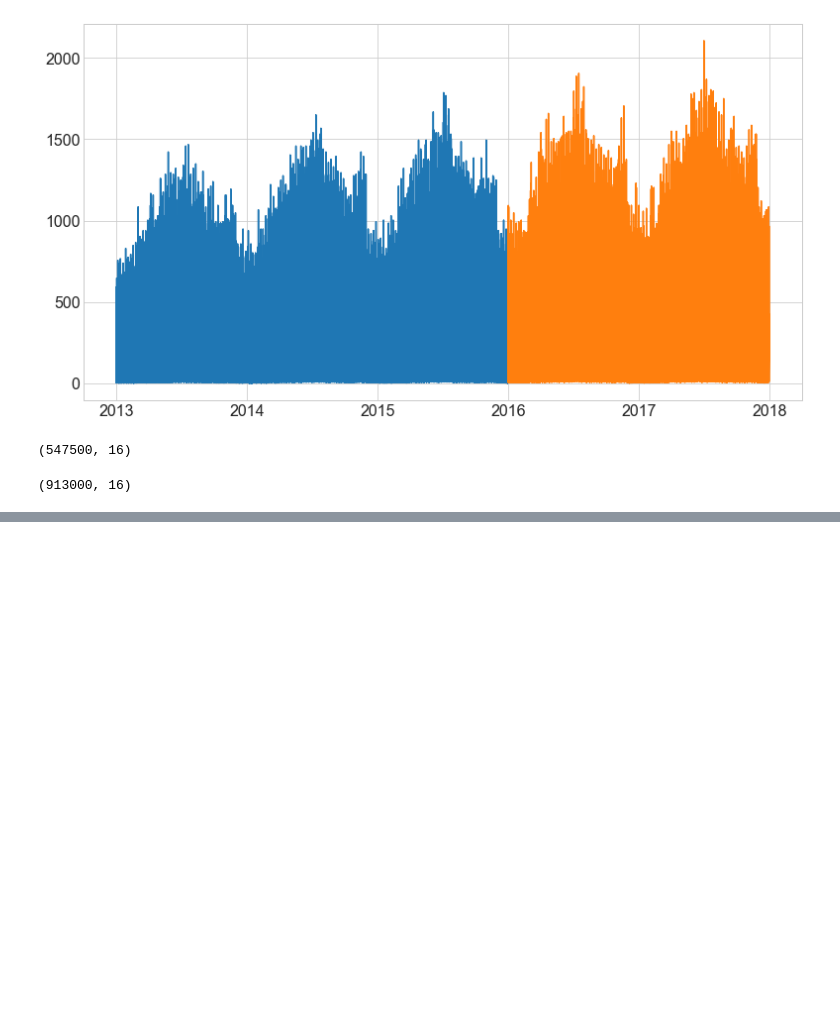
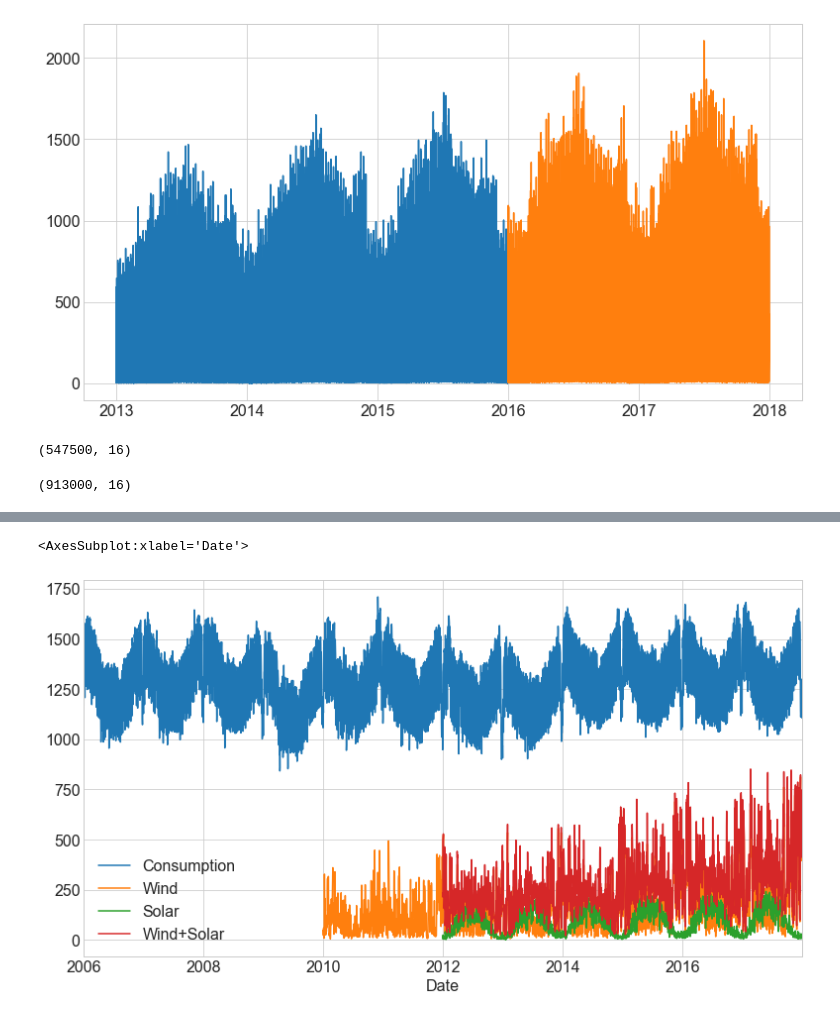
Before and after one commit to Naomi-SB/time_series, a Jupyter notebook: explore.ipynb, the cells around one changed output, grey strips where cells are left out. Saved outputs shown, nothing was run; the diff lists cells and outputs as text; code cells hidden in the pictures; blank space fills up the shorter version.

```diff
--- a/explore.ipynb
+++ b/explore.ipynb
@@ -87,0 +209,7 @@ df.shape
+# %%
+ops_df = p.date_to_dt_index(ops_df, 'Date')
+# %%
+ops_df.plot()
+# %% [output]
+<AxesSubplot:xlabel='Date'>
+[figure, added]
```
Also changed, not shown: parts of 29 cells of this notebook.
